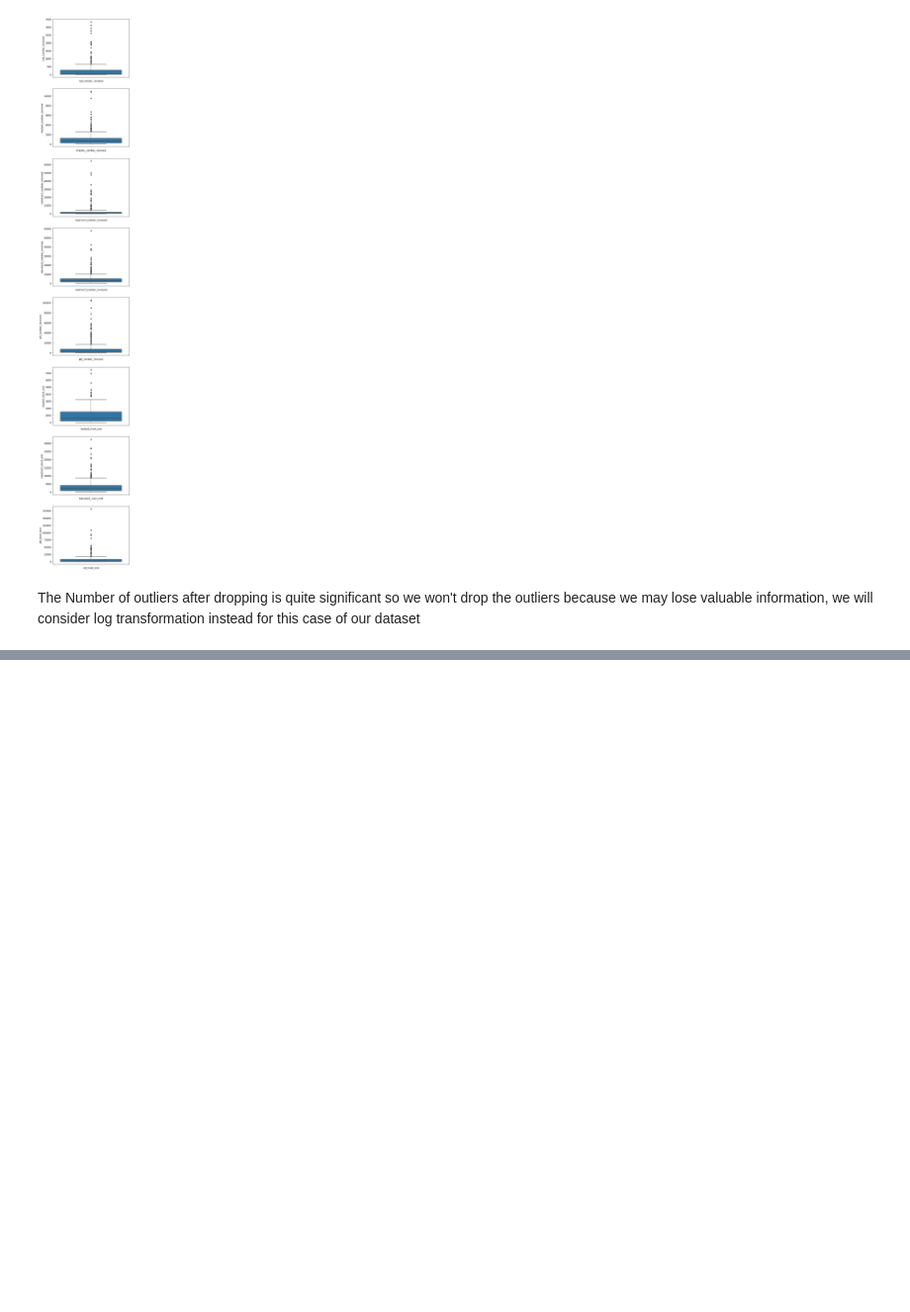
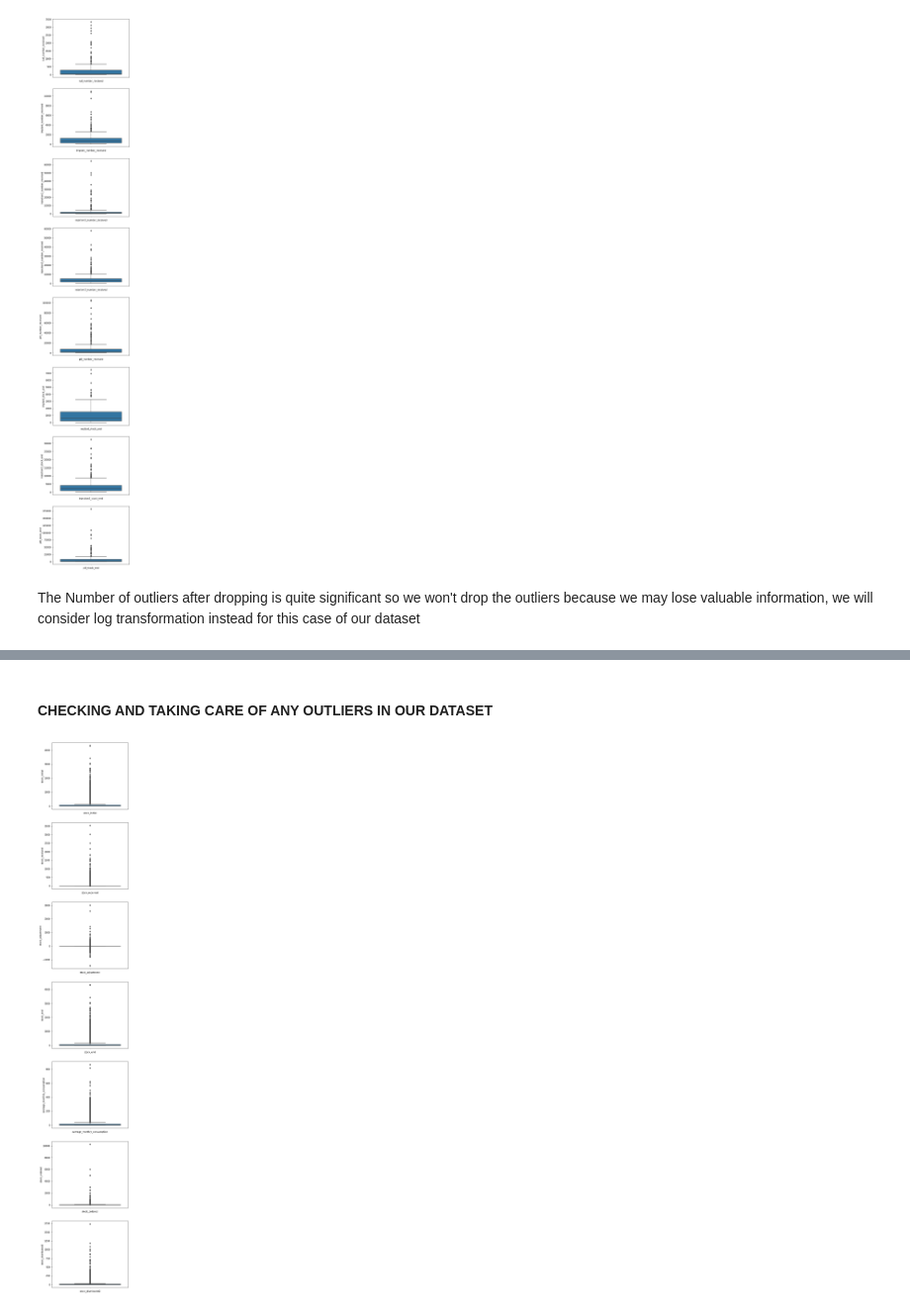
Before and after one commit to Viviankatheu/Future-Contraceptive-Use, a Jupyter notebook: Intelligent_Forecasting_Challenge_Model_Future_Contraceptive__Use_in_Cote_d'Ivoire.ipynb, the cells around one changed output, grey strips where cells are left out. Shown at 99% size. Cells and saved outputs as stored; diff of their text form; code cells hidden in the pictures; blank space fills up the shorter version.

```diff
--- a/Intelligent_Forecasting_Challenge_Model_Future_Contraceptive__Use_in_Cote_d'Ivoire.ipynb
+++ b/Intelligent_Forecasting_Challenge_Model_Future_Contraceptive__Use_in_Cote_d'Ivoire.ipynb
@@ -321,0 +500,6 @@ annual.to_csv("Contraceptive_case_data_annual_cleaned.csv")
+# %%
+#Filling null values with the mode
+df["stock_ordered"].fillna(df["stock_ordered"].mode()[0], inplace = True)
+
+# Cheking if null values have been replaced with the mode
+df.isnull().sum()
@@ -321,0 +546,13 @@ annual.to_csv("Contraceptive_case_data_annual_cleaned.csv")
+# %%
+# Defining a function that takes the conditions listed above and fills invalid zeros with a ?
+def invalid(stock_intial, average, stock_dist):
+    if stock_intial > 0 and average > 0 and stock_dist == 0:
+      stock_dist = '?'
+    else:
+        stock_dist=stock_dist
+    return stock_dist
+
+#Mapping our function onto a new column
+df['NewColumn_1'] = df.apply(lambda x: invalid(x['stock_initial'], x['average_monthly_consumption'], x['stock_distributed']), axis=1)
+df.replace('?', np.nan, inplace=True)
+df.rename(columns={"NewColumn_1" : "stock_distributed2"}, inplace = True)
@@ -321,0 +579,6 @@ annual.to_csv("Contraceptive_case_data_annual_cleaned.csv")
+# %%
+# Dropping the stock_distrubeted column
+df.drop(columns = ["stock_distributed"], inplace = True )
+# %%
+#Dropping the null values in our stock_distributed2 column
+df.dropna(axis = 0, inplace = True)
@@ -321,0 +604,15 @@ annual.to_csv("Contraceptive_case_data_annual_cleaned.csv")
+# %% [markdown]
+#### **CHECKING AND TAKING CARE OF ANY OUTLIERS IN OUR DATASET**
+# %%
+# Checking for outliers for numeric variables
+import seaborn as sns
+cols = ['stock_initial', 'stock_received', 'stock_adjustment', 'stock_end',
+       'average_monthly_consumption', 'stock_ordered', 'stock_distributed2']
+
+fig, axs = plt.subplots(len(cols), figsize=(6,44))
+
+for i, col_val in enumerate(cols):
+    sns.boxplot(y=df[col_val], ax=axs[i])
+    axs[i].set_xlabel(col_val, fontsize=10)
+# %% [output]
+[figure, added]
```
Also changed, not shown: parts of 39 cells of this notebook.
